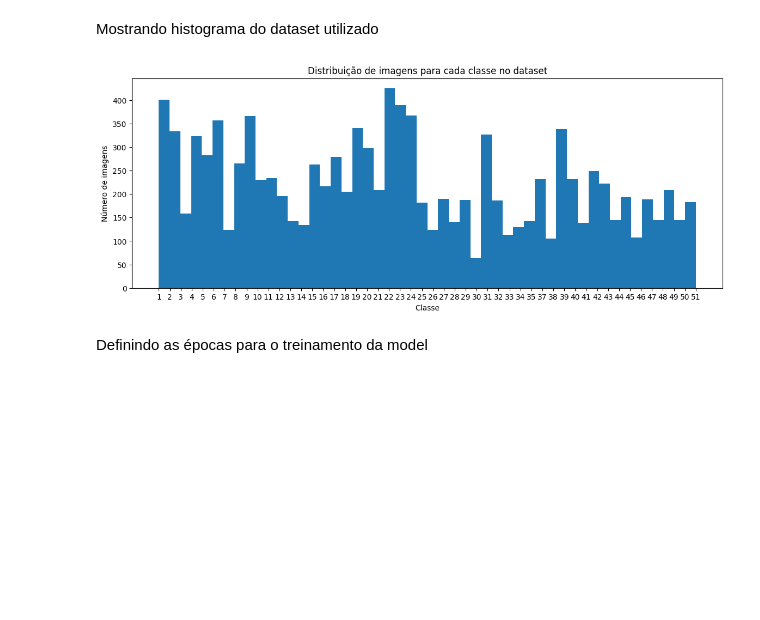
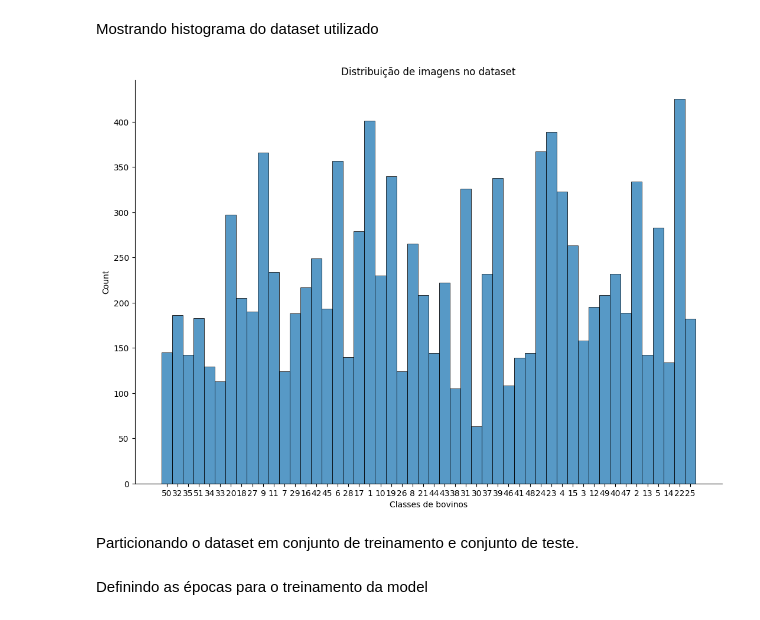
Before and after one commit to kallebe/cattle-recognition-cnn, a Jupyter notebook: face_recognition.ipynb, the cells around one changed output. Saved outputs shown, nothing was run; the diff lists cells and outputs as text; code cells hidden in the pictures; blank space fills up the shorter version.

```diff
--- a/face_recognition.ipynb
+++ b/face_recognition.ipynb
@@ -83,16 +78,14 @@ filenames = np.array(filenames)
 labels    = np.array(labels)
 # %% [markdown]
 Mostrando histograma do dataset utilizado
-# %%
-plt.figure(figsize=(14, 5))
-
-sorted_labels = sorted(labels, key=lambda x: int(x))
-
-plt.hist(sorted_labels, density=False, bins=50)
-plt.ylabel('Número de imagens')
-plt.xlabel('Classe')
-plt.title('Distribuição de imagens para cada classe no dataset')
-
-plt.show()
-# %% [output]
-[figure, removed]
+# %%
+data_df = pd.DataFrame({'data': filenames, 'labels': labels})
+
+ax=sns.displot(data_df, x='labels', bins=50)
+ax.set(xlabel='Classes de bovinos', title='Distribuição de imagens no dataset')
+ax.figure.set_size_inches(12,8)
+plt.show()
+# %% [output]
+[figure, added]
+# %% [markdown]
+Particionando o dataset em conjunto de treinamento e conjunto de teste.
```
Also changed, not shown: parts of 16 cells of this notebook, 3 other files.
